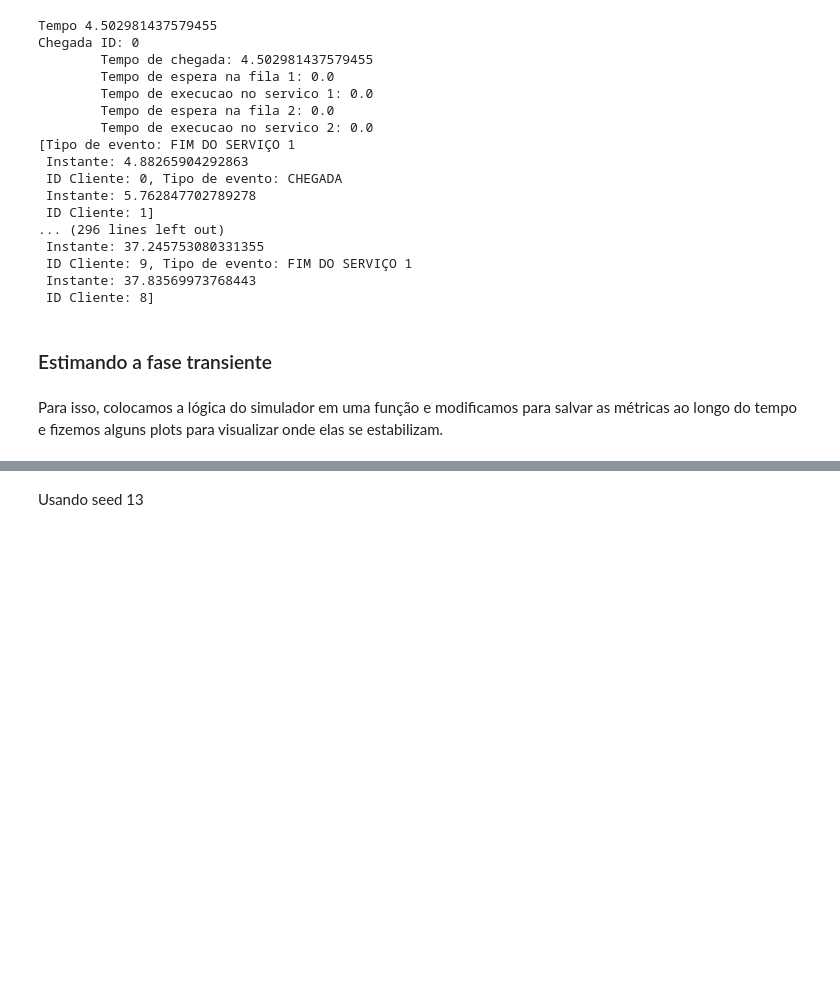
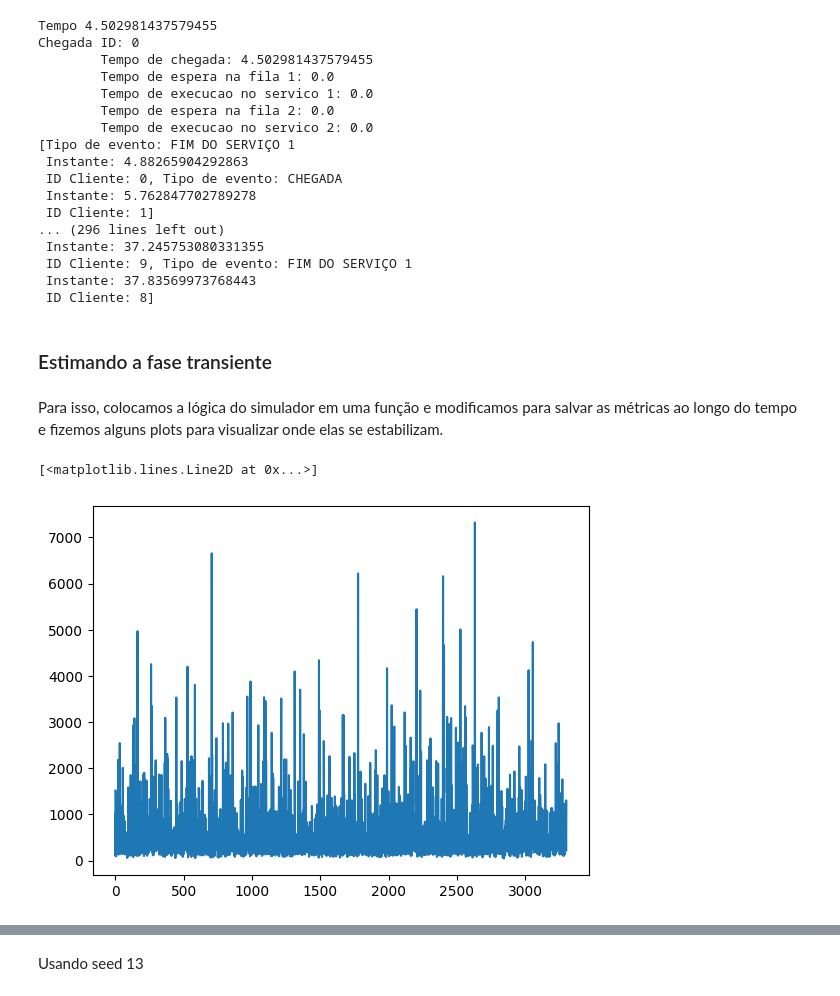
Before and after one commit to RafaelxFernandes/Avaliacao-Desempenho-22.2, a Jupyter notebook: main.ipynb, the cells around one changed output, grey strips where cells are left out. Saved outputs shown, nothing was run; the diff lists cells and outputs as text; code cells hidden in the pictures; blank space fills up the shorter version.

Commit message:
Adição de testes com transiente (incompleto)

```diff
--- a/main.ipynb
+++ b/main.ipynb
@@ -454,6 +458,21 @@ Chegada ID: 0
 ### Estimando a fase transiente
 # %% [markdown]
 Para isso, colocamos a lógica do simulador em uma função e modificamos para salvar as métricas ao longo do tempo e fizemos alguns plots para visualizar onde elas se estabilizam.
+# %%
+def inicia_estimadores(debug = False):
+    return {
+        "W1": Estimador(debug = debug),
+        "W2": Estimador(debug = debug),
+
+        "T1": Estimador(debug = debug),
+        "T2": Estimador(debug = debug),
+
+        "N1": Estimador(debug = debug),
+        "N2": Estimador(debug = debug),
+
+        "Nq1": Estimador(debug = debug),
+        "Nq2": Estimador(debug = debug)
+    }
 # %%
 #lamb = lambda
 #mu = mu
@@ -563,3 +582,24 @@ def simulador_transiente(lamb, mu, k, debug=False):
     #print(eventos)
     #print()
 #estimadores["Nq2"].t_student()
+# %%
+random.seed(13)
+mu = MU
+lamb = 0.9/2
+estimadores = simulador_transiente(lamb, mu, 0, 1000, 3300, debug=True)
+teste = []
+for e in estimadores:
+    #print(e["W1"].media())
+    teste.append(e["W2"].media())
+    #for k, v in e.items():
+#        print(k, v.media())
+#    print()
+# %%
+teste = []
+for e in estimadores:
+    #print(e["W1"].media())
+    teste.append(e["W2"].variancia())
+plt.plot(teste)
+# %% [output]
+[<matplotlib.lines.Line2D at 0x...>]
+[figure, added]
```
Also changed, not shown: parts of 7 cells of this notebook.
